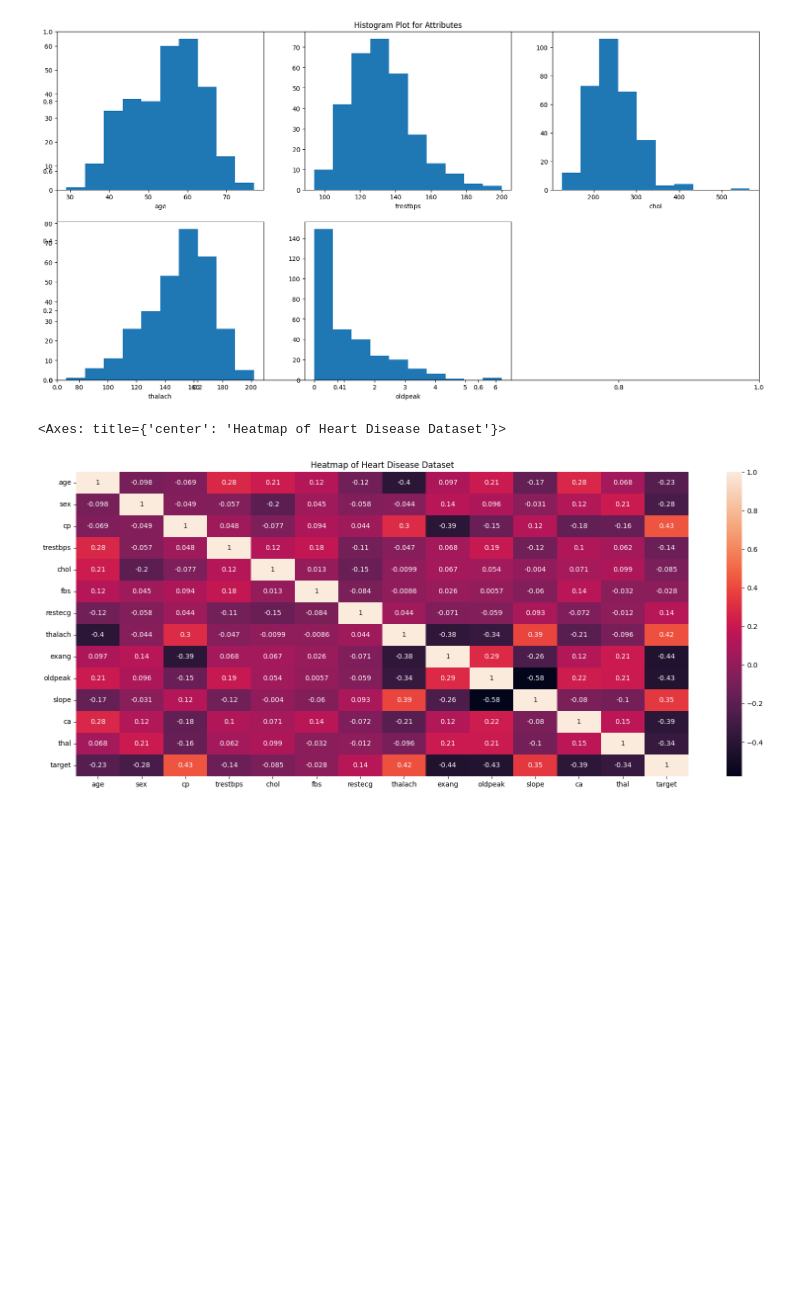
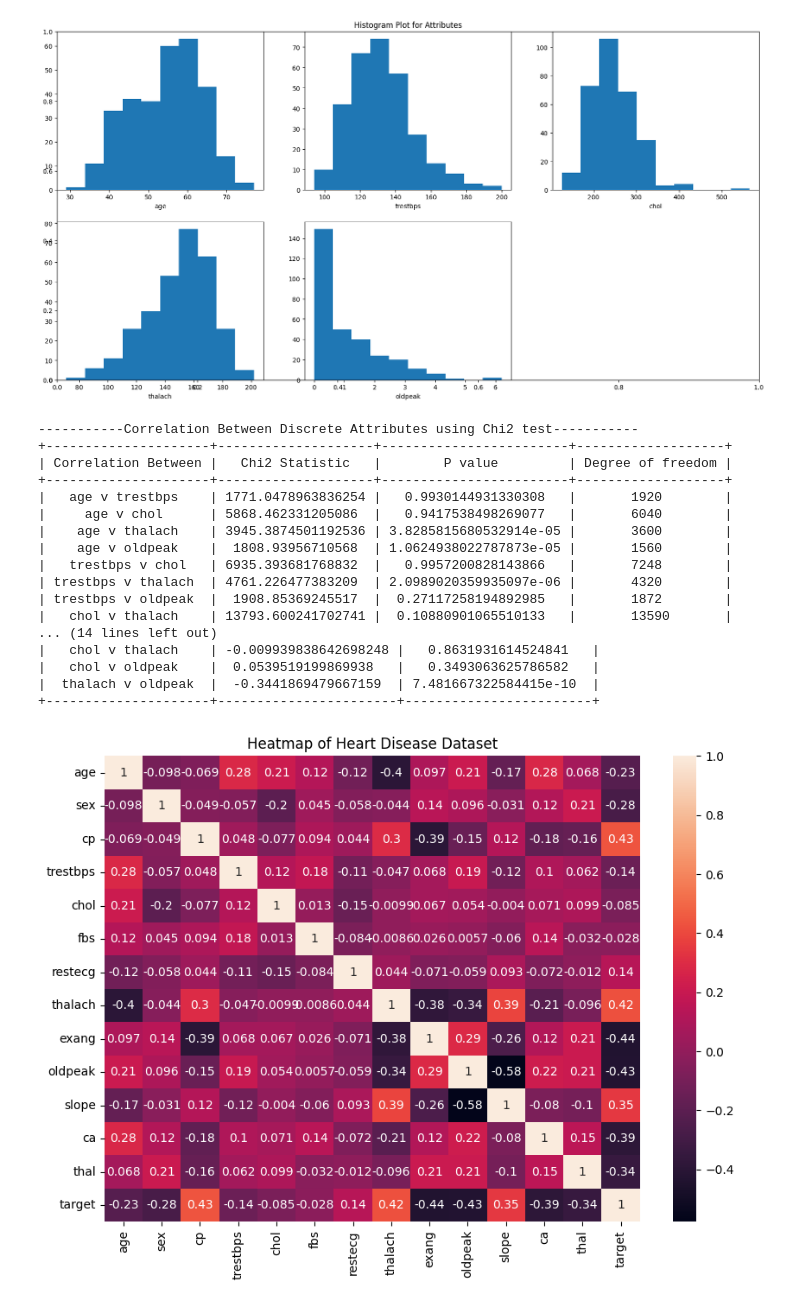
Before and after one commit to johnak/heart_disease_prediction, a Jupyter notebook: FinalProject_Group3.ipynb, the cells around one changed output. Drawn from its saved outputs; the diff is of its cells as text; code cells hidden in the pictures; blank space fills up the shorter version.

Commit message:
Added Correlation Metrics

```diff
--- a/FinalProject_Group3.ipynb
+++ b/FinalProject_Group3.ipynb
@@ -88,14 +91,59 @@ for i in continuousAttributes:
 #Q-Q plot
 # %% [output]
 [figure]
-# %%
-# Inferential Analysis - Correlation
-plt.figure(figsize=(20, 8))
-plt.title('Heatmap of Heart Disease Dataset')
-sn.heatmap(data=df.corr(), annot=True)
-# %% [output]
-<Axes: title={'center': 'Heatmap of Heart Disease Dataset'}>
-[figure, removed]
+# %%
+# Inferential Analysis - Correlation
+plt.figure(figsize=(10, 7))
+plt.title('Heatmap of Heart Disease Dataset')
+sn.heatmap(data=df.corr(), annot=True)
+
+# Statistical Significance
+typesofVariables = {"Continuous" :  ["age", "trestbps", "chol" ,"thalach", "oldpeak"],
+                    "Discrete" : ["sex", "cp", "fbs", "restecg", "exang"]}
+
+print("-----------Correlation Between Discrete Attributes using Chi2 test-----------")
+arrCorr = []
+header = ["Correlation Between", "Chi2 Statistic", "P value", "Degree of freedom"]
+for i in range(len(typesofVariables["Discrete"])):
+    for j in range(i+1, len(typesofVariables["Discrete"])):
+        o = typesofVariables["Continuous"][i]
+        s = typesofVariables["Continuous"][j]
+        contingency_table = pd.crosstab(df[o], df[s])
+        chi2, p, dof, expected = chi2_contingency(contingency_table)
+        arrCorr.append([f"{o} v {s}", chi2, p, dof])
+
+print(tabulate(arrCorr,header, tablefmt="pretty"))
+
+print("-----------Correlation Between Continuous Attributes using Chi2 test-----------")
+arrCorr = []
+header = ["Correlation Between", "Pearson Statistic", "P value"]
+for i in range(len(typesofVariables["Continuous"])):
+    for j in range(i+1, len(typesofVariables["Continuous"])):
+        o = typesofVariables["Continuous"][i]
+        s = typesofVariables["Continuous"][j]
+        pearson, p = pearsonr(df[o], df[s])
+        arrCorr.append([f"{o} v {s}", pearson, p])
+
+print(tabulate(arrCorr,header, tablefmt="pretty"))
+# %% [output]
+-----------Correlation Between Discrete Attributes using Chi2 test-----------
++---------------------+--------------------+------------------------+-------------------+
+| Correlation Between |   Chi2 Statistic   |        P value         | Degree of freedom |
++---------------------+--------------------+------------------------+-------------------+
+|   age v trestbps    | 1771.0478963836254 |   0.9930144931330308   |       1920        |
+|     age v chol      | 5868.462331205086  |   0.9417538498269077   |       6040        |
+|    age v thalach    | 3945.3874501192536 | 3.8285815680532914e-05 |       3600        |
+|    age v oldpeak    |  1808.93956710568  | 1.0624938022787873e-05 |       1560        |
+|   trestbps v chol   | 6935.393681768832  |   0.9957200828143866   |       7248        |
+| trestbps v thalach  | 4761.226477383209  | 2.0989020359935097e-06 |       4320        |
+| trestbps v oldpeak  |  1908.85369245517  |  0.27117258194892985   |       1872        |
+|   chol v thalach    | 13793.600241702741 |  0.10880901065510133   |       13590       |
+... (14 lines left out)
+|   chol v thalach    | -0.009939838642698248 |   0.8631931614524841   |
+|   chol v oldpeak    |  0.0539519199869938   |   0.3493063625786582   |
+|  thalach v oldpeak  |  -0.3441869479667159  | 7.481667322584415e-10  |
++---------------------+-----------------------+------------------------+
+[figure, added]
 # %%
 # Validate 4 Assumptions
 # %%
```
Also changed, not shown: parts of 2 cells of this notebook.
